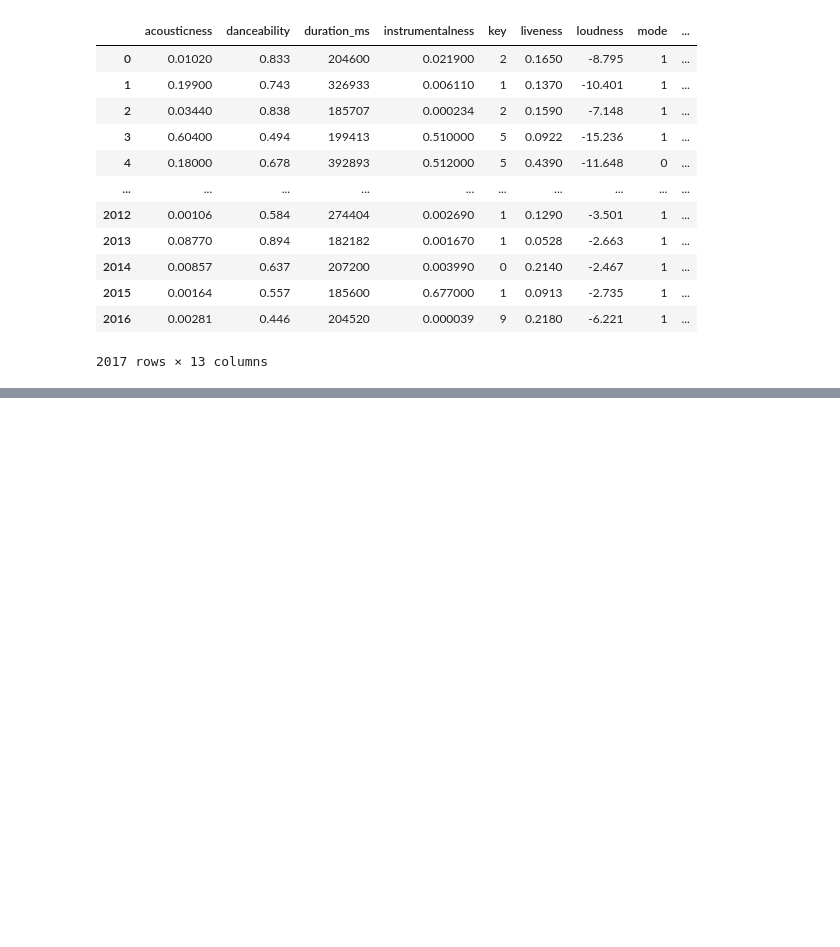
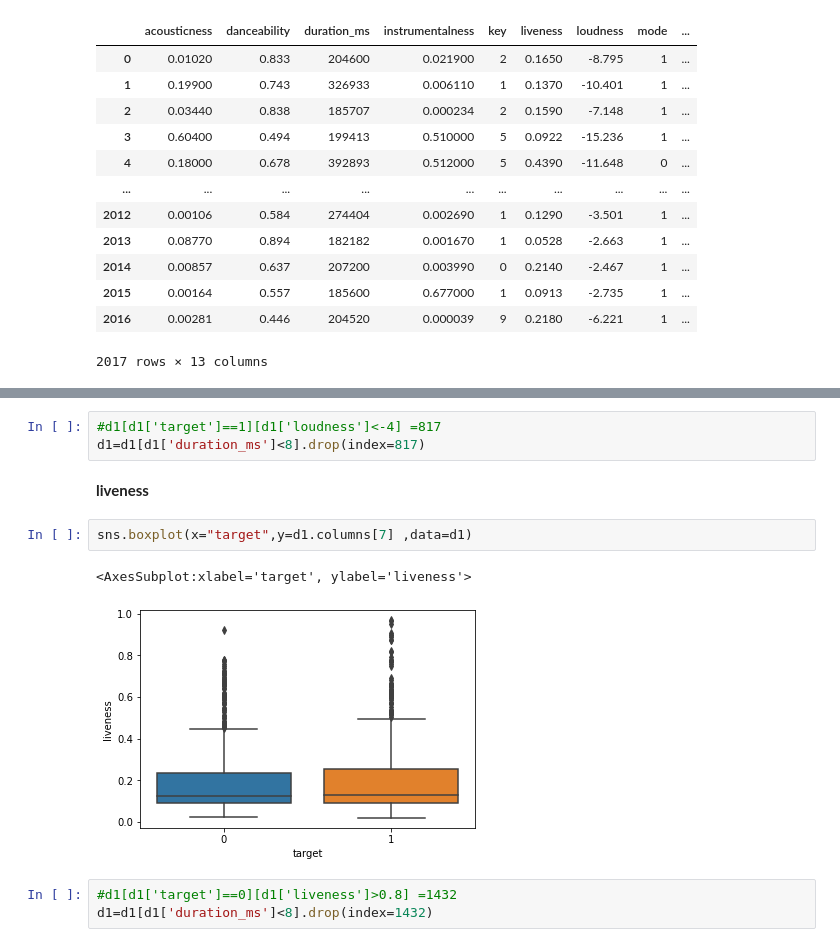
Before and after one commit to AhmedCharfeddine/spotify-recommender-system, a Jupyter notebook: Notebook 1.ipynb, the cells around one changed output, grey strips where cells are left out. Cells and saved outputs as stored; diff of their text form; blank space fills up the shorter version.

```diff
--- a/Notebook 1.ipynb
+++ b/Notebook 1.ipynb
@@ -229,0 +283,13 @@ plt.show()
+# %%
+#d1[d1['target']==1][d1['loudness']<-4] =817
+d1=d1[d1['duration_ms']<8].drop(index=817)
+# %% [markdown]
+**liveness**
+# %%
+sns.boxplot(x="target",y=d1.columns[7] ,data=d1)
+# %% [output]
+<AxesSubplot:xlabel='target', ylabel='liveness'>
+[figure, added]
+# %%
+#d1[d1['target']==0][d1['liveness']>0.8] =1432
+d1=d1[d1['duration_ms']<8].drop(index=1432)
```
Also changed, not shown: parts of 21 cells of this notebook.
